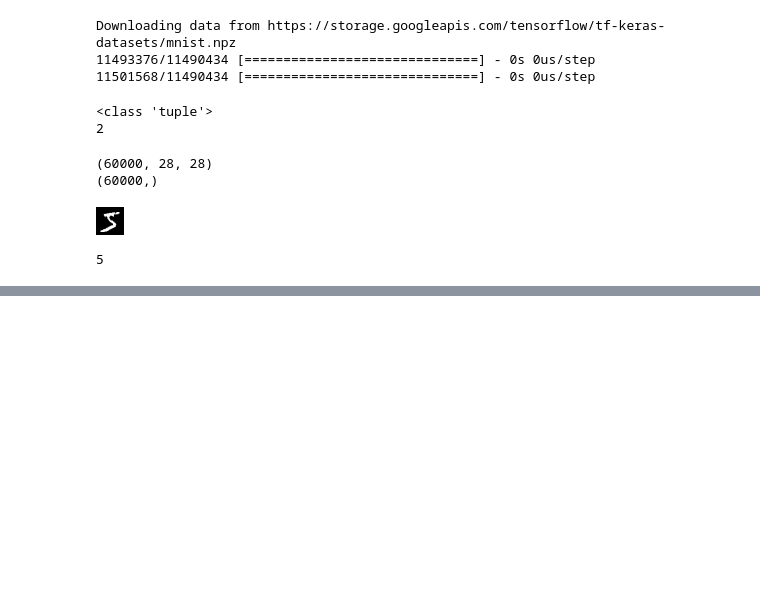
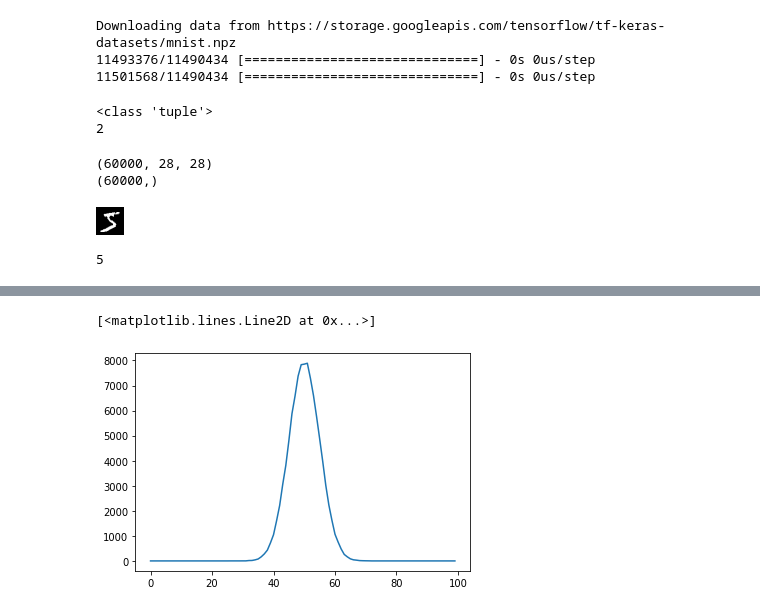
Before and after one commit to serinss/seSAC_Python_Class, a Jupyter notebook: 통계분석시각화_Numpy_활용하는_곳.ipynb, the cells around one changed output, grey strips where cells are left out. Cells and saved outputs as stored; diff of their text form; code cells hidden in the pictures; blank space fills up the shorter version.

```diff
--- a/통계분석시각화_Numpy_활용하는_곳.ipynb
+++ b/통계분석시각화_Numpy_활용하는_곳.ipynb
@@ -117,0 +143,8 @@ print(label)
+# %%
+pred_value = model.predict(image_test2) #예측해 보세요
+# %%
+correct = 0
+for i in range(len(pred_value)):
+  if pred_value[i] == label_test[i]:
+    correct += 1
+print(correct,"/",len(pred_value))
@@ -117,0 +160,14 @@ print(label)
+# %%
+#전제조건: 동전을 던졌을 때, 앞면이 나올 확률 1/2
+#test_n() : 동전을 100번 던져서 앞면이 나온 횟수를 반환
+def test_n(n=100):
+  cnt = 0
+  for i in range(n):
+    if random.randrange(0,2) == 1: #앞면이 나오면 cnt 1증가
+      cnt += 1
+  return cnt
+# %%
+na = np.zeros(100) #앞면이 몇 번 나왔는지 기록할 배열
+for i in range(100000): #100번씩 던지는 것을 1000번 실행
+  na[test_n()] += 1 #실험해서 앞면이 나온 원소 값을 1 증가 ex. 40번 나오면 인덱스 40번째 값을 +1
+print(na)
@@ -117,0 +192,10 @@ print(label)
+# %%
+plt.plot(na)
+#정규분포도
+
+#통계와 확률을 통한 검증
+# 67번 이상 앞면이 나온 동전이 있을 수 있지만 현재 데이터에서는 0개
+# -> 해당 동전은 공정하지 않음
+# %% [output]
+[<matplotlib.lines.Line2D at 0x...>]
+[figure, added]
```
Also changed, not shown: parts of 16 cells of this notebook.
